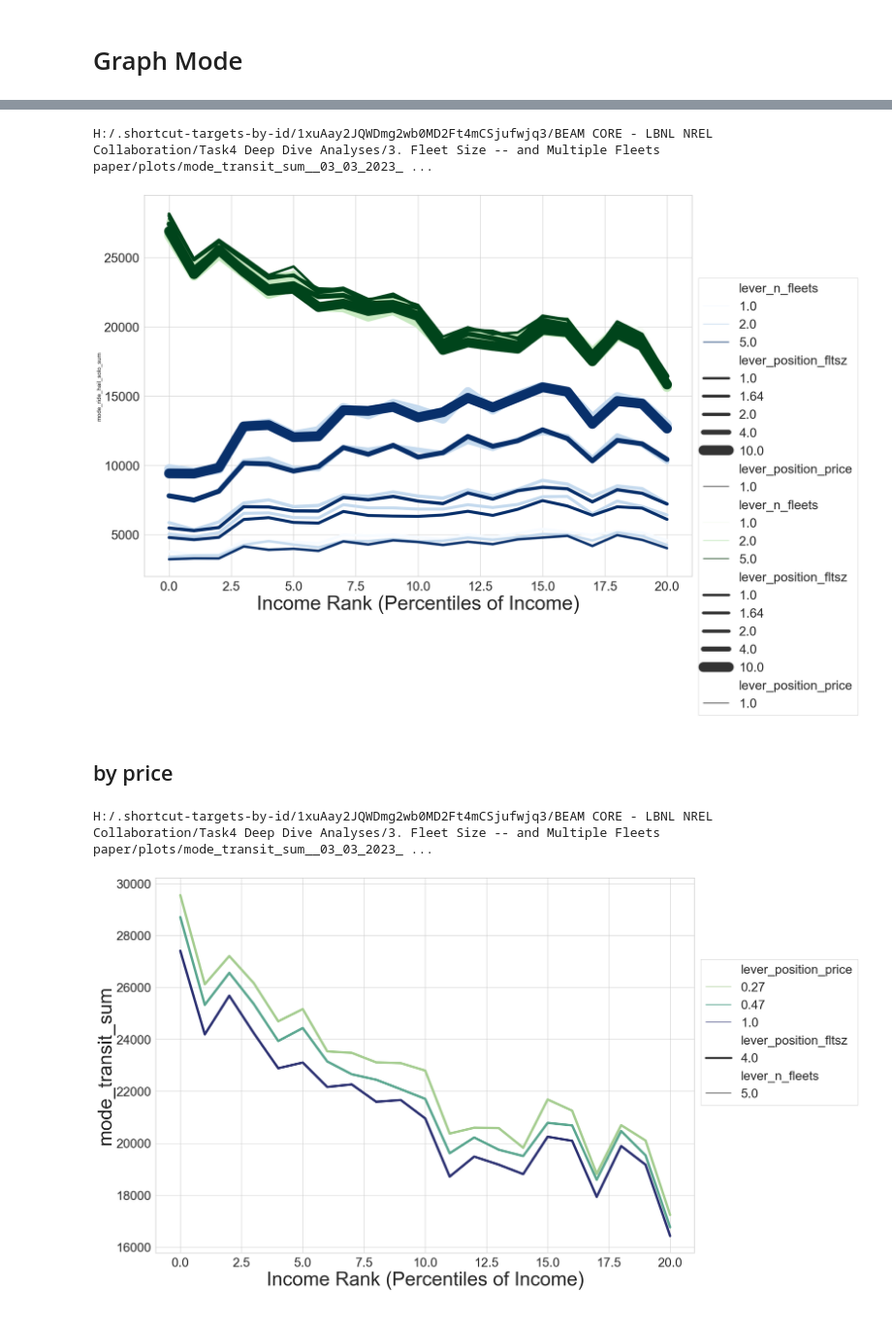
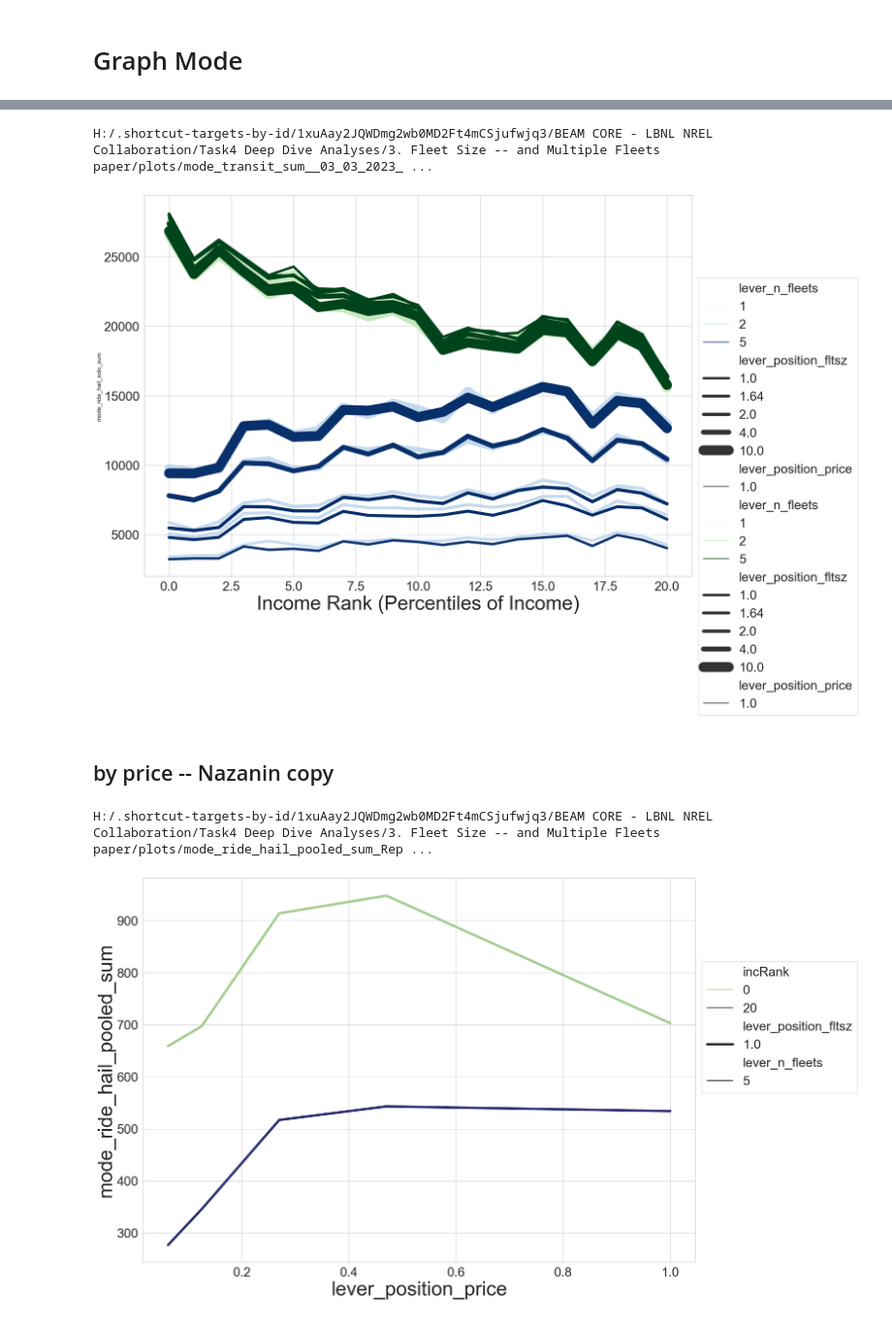
Before and after one commit to LBNL-UCB-STI/beam-core-analysis, a Jupyter notebook: Users/Annika/3MultFleets/PlotsNotLorenz.ipynb, the cells around one changed output, grey strips where cells are left out. Shown at 97% size. Saved outputs shown, nothing was run; the diff lists cells and outputs as text; code cells hidden in the pictures.

```diff
--- a/Users/Annika/3MultFleets/PlotsNotLorenz.ipynb
+++ b/Users/Annika/3MultFleets/PlotsNotLorenz.ipynb
@@ -17,8 +17,13 @@ path_output = path + 'plots/'
 # %%
 #df_lorenz = pd.read_csv('C:/Users/annik/tmpOnATBcomputer/sf_2018_stacked_rh_fltsz_price_1.csv')
 #df_lorenz = pd.read_csv('H:/.shortcut-targets-by-id/1xuAay2JQWDmg2wb0MD2Ft4mCSjufwjq3/BEAM CORE - LBNL NREL Collaboration/Task4 Deep Dive Analyses/3. Fleet Size -- and Multiple Fleets paper/data/mult_fleets/sf_2018_stacked_rh_fltsz_price_incRank_1_2_modifiedLeverNumbers.csv')
-df_lorenz = pd.read_csv(path_data + 'sf_2018_stacked_rh_fltsz_price_incRank_1_2_modifiedLeverNumbers.csv')
+#df_lorenz = pd.read_excel(path_data + 'sf_2018_stacked_rh_fltsz_price_incRank_1_2_modifiedLeverNumbers.csv')
+df_lorenz = pd.read_csv(path_data + 'sf_2018_stacked_rh_fltsz_price_incRank_1_2_3test.csv')
+df_lorenz = df_lorenz.loc[(df_lorenz['lever_position_price']<=99)]
 df_lorenz['mode_transit_sum'] = df_lorenz['mode_bike_transit_sum'] + df_lorenz['mode_drive_transit_sum']+df_lorenz['mode_walk_transit_sum']
+df_lorenz['mode_transit_sum'] = df_lorenz['mode_bike_transit_sum'] + df_lorenz['mode_walk_transit_sum']
+df_lorenz['share_of_trips_transit']= df_lorenz['mode_transit_sum']/df_lorenz['n_trips']
+#df_lorenz['share_of_in_transit']= df_lorenz['mode_transit_sum']/df_lorenz['n_trips']
 # %%
 #df_lorenz.info()
 #print(df_lorenz.columns.tolist())
@@ -147,37 +152,40 @@ plt.savefig(filename, format='svg')
 #plt.savefig('lorenz_viridisATB.png', dpi=1000)
 # %% [output]
 H:/.shortcut-targets-by-id/1xuAay2JQWDmg2wb0MD2Ft4mCSjufwjq3/BEAM CORE - LBNL NREL Collaboration/Task4 Deep Dive Analyses/3. Fleet Size -- and Multiple Fleets paper/plots/mode_transit_sum__03_03_2023_ ...
-[figure, old version]
+[figure, new version]
-# %% [markdown]
-## by price
-# %%
-graph_Data = df_lorenz.loc[(  (df_lorenz['lever_position_price']>=-1)
-                             &((df_lorenz['lever_position_fltsz']==4)|(df_lorenz['lever_position_fltsz']==0))
-                             &((df_lorenz['lever_n_fleets'      ]==5)|(df_lorenz['lever_n_fleets'      ]==0)))
-                            #|(df_lorenz['baseline']==1)
-                          ]
-#cd5collapsed = cd5.groupby(['lever_n_fleets' ,'lever_position_price', 'lever_position_fltsz']).mean().reset_index(drop=False)
-
-y_variable = 'mode_transit_sum' # mode_ride_hail_solo_sum  mode_transit_sum  mode_ride_hail_pooled_sum mode_ride_hail_solo_sum mode_ridehail_total_sum
-t_plot = sns.lineplot(data = graph_Data, x = 'incRank', y = y_variable, ci=None, linewidth = 6,
-            size ="lever_position_fltsz", sizes=(5,20), hue = 'lever_position_price', style = 'lever_n_fleets',
-            palette = 'crest')
-t_plot.set_xlabel('Income Rank (Percentiles of Income)', fontsize = 40)
-t_plot.set_ylabel(y_variable ,fontsize = 40)
-t_plot.yaxis.set_tick_params(labelsize = 26)
-t_plot.xaxis.set_tick_params(labelsize = 26)
-t_plot.legend(fontsize='medium', fancybox=False, bbox_to_anchor=(1, 0.8), ncol=1, frameon=True, loc = 'best', prop={'size': 26})
-# SAVE
-
-import datetime
-now = datetime.datetime.now()
-filename  = path_output + y_variable + "__" + datetime.datetime.now().strftime('%m_%d_%Y_%H_%M_%S') + '.svg'
-print(filename)
-plt.savefig(filename, format='svg')
-#plt.savefig('lorenz_viridisATB.png', dpi=1000)
-# %% [output]
-H:/.shortcut-targets-by-id/1xuAay2JQWDmg2wb0MD2Ft4mCSjufwjq3/BEAM CORE - LBNL NREL Collaboration/Task4 Deep Dive Analyses/3. Fleet Size -- and Multiple Fleets paper/plots/mode_transit_sum__03_03_2023_ ...
-[figure, removed]
+# %% [markdown]
+## by price -- Nazanin copy
+# %%
+graph_Data = df_lorenz.loc[(  (df_lorenz['lever_position_price']>=-1)
+                             &(df_lorenz['lever_position_fltsz']==1)
+                             &(df_lorenz['lever_n_fleets'      ]==5)
+                               &((df_lorenz['incRank']==0)|(df_lorenz['incRank']==20))
+                           &(df_lorenz['lever_position_price']<=99))
+                          ]
+#cd5collapsed = cd5.groupby(['lever_n_fleets' ,'lever_position_price', 'lever_position_fltsz']).mean().reset_index(drop=False)
+
+y_variable = 'mode_ride_hail_pooled_sum' # mode_ride_hail_solo_sum  share_of_trips_transit mode_transit_sum  mode_ride_hail_pooled_sum mode_ride_hail_solo_sum mode_ridehail_total_sum
+x_variable = 'lever_position_price'
+t_plot = sns.lineplot(data = graph_Data, x = x_variable, y = y_variable, ci=None, linewidth = 6,
+            size ="lever_position_fltsz", sizes=(5,20),
+            hue = 'incRank', style = 'lever_n_fleets',
+            palette = 'crest')
+t_plot.set_xlabel(x_variable, fontsize = 40)
+t_plot.set_ylabel(y_variable ,fontsize = 40)
+t_plot.yaxis.set_tick_params(labelsize = 26)
+t_plot.xaxis.set_tick_params(labelsize = 26)
+t_plot.legend(fontsize='medium', fancybox=False, bbox_to_anchor=(1, 0.8), ncol=1, frameon=True, loc = 'best', prop={'size': 26})
+# SAVE
+
+import datetime
+now = datetime.datetime.now()
+filename  = path_output + y_variable + "_ReproduceNazanins__" + datetime.datetime.now().strftime('%m_%d_%Y_%H_%M_%S') + '.svg'
+print(filename)
+plt.savefig(filename, format='svg')
+#plt.savefig('lorenz_viridisATB.png', dpi=1000)
+# %% [output]
+H:/.shortcut-targets-by-id/1xuAay2JQWDmg2wb0MD2Ft4mCSjufwjq3/BEAM CORE - LBNL NREL Collaboration/Task4 Deep Dive Analyses/3. Fleet Size -- and Multiple Fleets paper/plots/mode_ride_hail_pooled_sum_Rep ...
+[figure, added]
 # %%
 #fig, ax = plt.subplots()
 #ax = sns.lineplot(data = df_lorenz.loc[(df_lorenz['lever_position']>-1)|(df_lorenz['lever_position_fleetsize']==1)], x = 'incRank',
```
Also changed, not shown: parts of 13 cells of this notebook, 1 other file.
